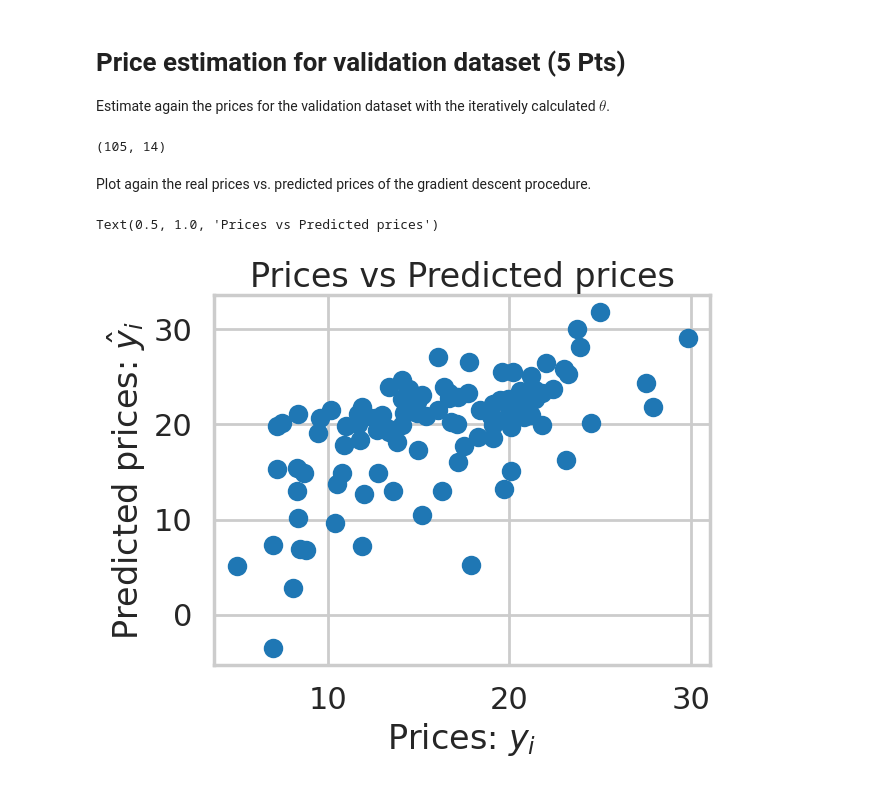
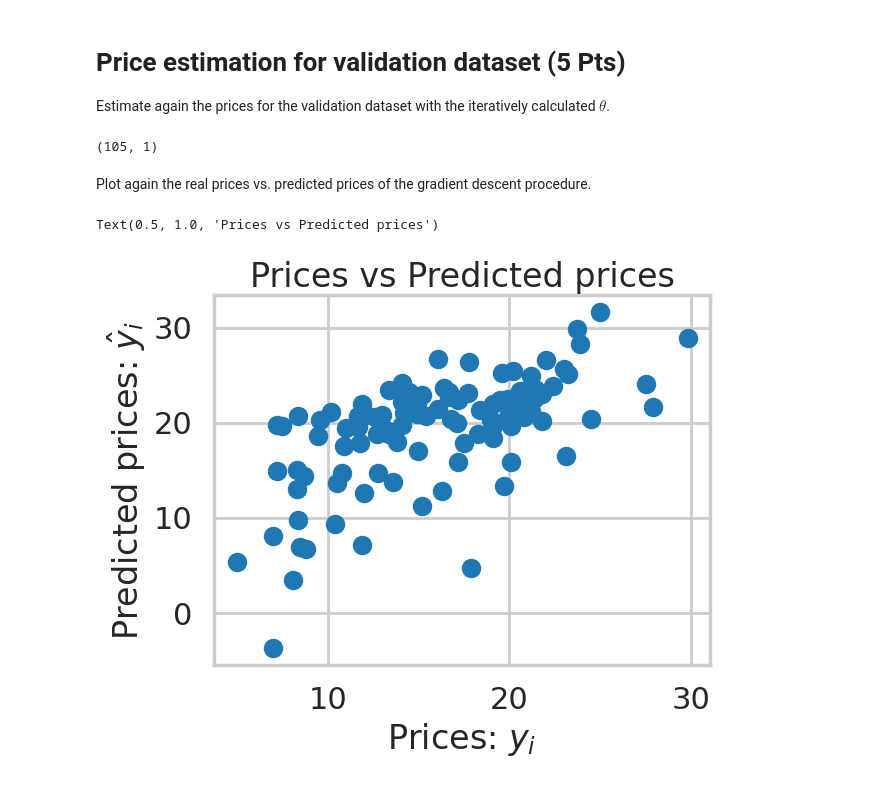
Before and after one commit to NickHaecker/Deep-Learning, a Jupyter notebook: AssignmentLinearRegression.ipynb, the cells around one changed output. Drawn from its saved outputs; the diff is of its cells as text; code cells hidden in the pictures.

```diff
--- a/AssignmentLinearRegression.ipynb
+++ b/AssignmentLinearRegression.ipynb
@@ -197,7 +197,7 @@ print(np.random.random_sample())
 # %%
 #your code here
 alpha = 0.0001;
-theta = np.random.random_sample()
+theta = np.zeros((14,1))
 for x in range(1000):
   y_hat_k = np.dot(X_train,theta)
   cost_func = np.matmul(np.transpose(X_train),(y_hat_k - y_train));
@@ -357,14 +354,14 @@ Estimate again the prices for the validation dataset with the iteratively calcul
 y_hat_validation = np.matmul(X_validation,theta)
 print(y_hat_validation.shape)
 # %% [output]
-(105, 14)
+(105, 1)
 # %% [markdown]
 Plot again the real prices vs. predicted prices of the gradient descent procedure.
 # %%
-plt.scatter(y_validation, y_hat_validation.flatten())
+plt.scatter(y_validation, y_hat_validation)
 plt.xlabel("Prices: $y_i$")
 plt.ylabel("Predicted prices: $\hat{y}_i$")
 plt.title("Prices vs Predicted prices")
 # %% [output]
 Text(0.5, 1.0, 'Prices vs Predicted prices')
-[figure, old version]
+[figure, new version]
```
Also changed, not shown: parts of 3 cells of this notebook, 1 other file.
